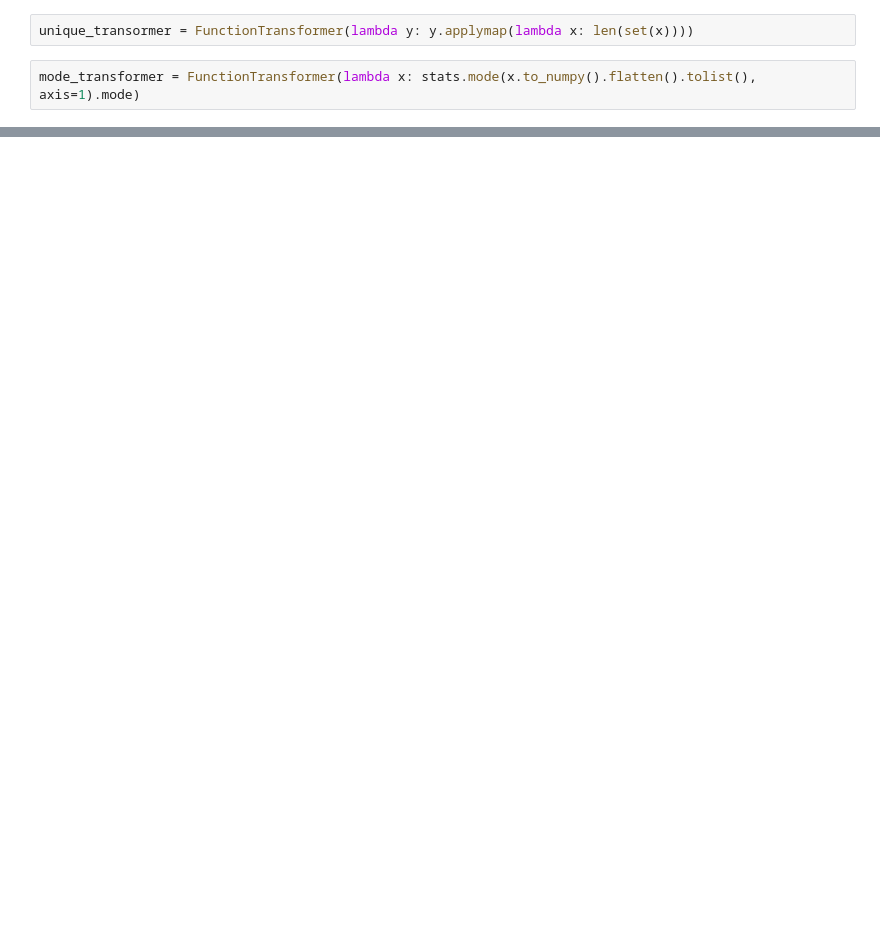
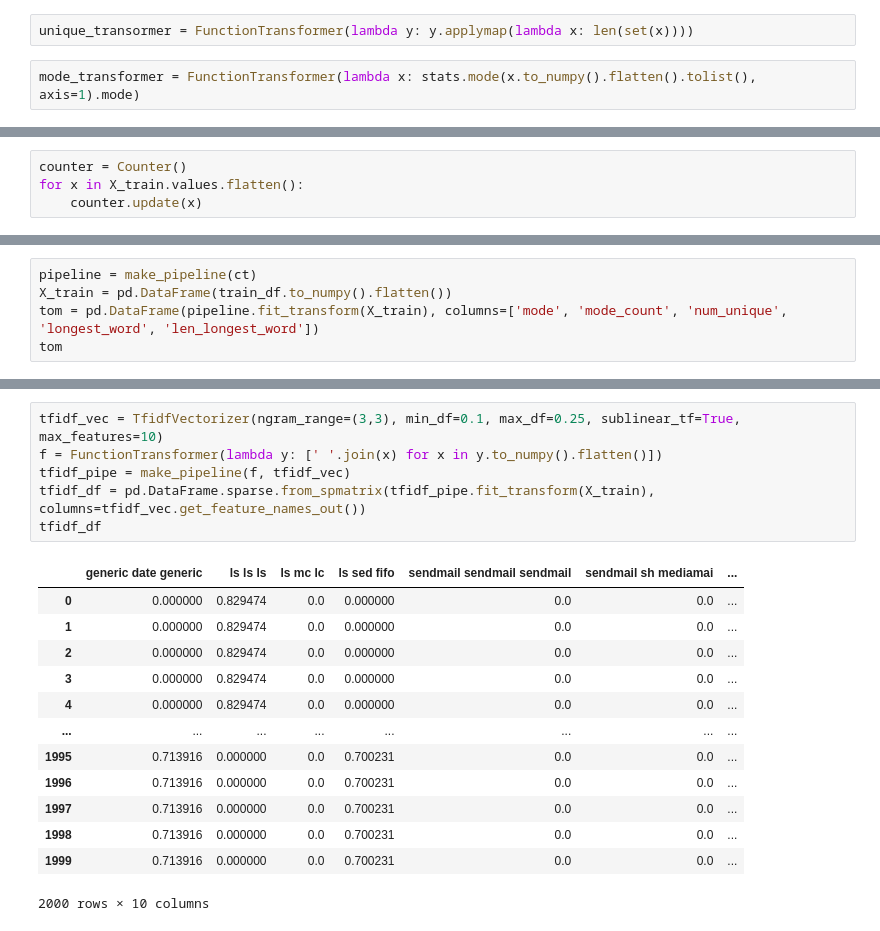
Before and after one commit to tommarz/mdca_challenge, a Jupyter notebook: predict_users.ipynb, the cells around one changed output, grey strips where cells are left out. Cells and saved outputs as stored; diff of their text form; blank space fills up the shorter version.

```diff
--- a/predict_users.ipynb
+++ b/predict_users.ipynb
@@ -270,0 +256,4 @@ X_train
+# %%
+counter = Counter()
+for x in X_train.values.flatten():
+    counter.update(x)
@@ -369,0 +326,5 @@ Name: 0, Length: 500, dtype: object
+# %%
+pipeline = make_pipeline(ct)
+X_train = pd.DataFrame(train_df.to_numpy().flatten())
+tom = pd.DataFrame(pipeline.fit_transform(X_train), columns=['mode', 'mode_count', 'num_unique', 'longest_word', 'len_longest_word'])
+tom
@@ -369,0 +345,20 @@ Name: 0, Length: 500, dtype: object
+# %%
+tfidf_vec = TfidfVectorizer(ngram_range=(3,3), min_df=0.1, max_df=0.25, sublinear_tf=True, max_features=10)
+f = FunctionTransformer(lambda y: [' '.join(x) for x in y.to_numpy().flatten()])
+tfidf_pipe = make_pipeline(f, tfidf_vec)
+tfidf_df = pd.DataFrame.sparse.from_spmatrix(tfidf_pipe.fit_transform(X_train), columns=tfidf_vec.get_feature_names_out())
+tfidf_df
+# %% [output]
+|  | generic date generic | ls ls ls | ls mc lc | ls sed fifo | sendmail sendmail sendmail | sendmail sh mediamai | ... |
+| 0 | 0.000000 | 0.829474 | 0.0 | 0.000000 | 0.0 | 0.0 | ... |
+| 1 | 0.000000 | 0.829474 | 0.0 | 0.000000 | 0.0 | 0.0 | ... |
+| 2 | 0.000000 | 0.829474 | 0.0 | 0.000000 | 0.0 | 0.0 | ... |
+| 3 | 0.000000 | 0.829474 | 0.0 | 0.000000 | 0.0 | 0.0 | ... |
+| 4 | 0.000000 | 0.829474 | 0.0 | 0.000000 | 0.0 | 0.0 | ... |
+| ... | ... | ... | ... | ... | ... | ... | ... |
+| 1995 | 0.713916 | 0.000000 | 0.0 | 0.700231 | 0.0 | 0.0 | ... |
+| 1996 | 0.713916 | 0.000000 | 0.0 | 0.700231 | 0.0 | 0.0 | ... |
+| 1997 | 0.713916 | 0.000000 | 0.0 | 0.700231 | 0.0 | 0.0 | ... |
+| 1998 | 0.713916 | 0.000000 | 0.0 | 0.700231 | 0.0 | 0.0 | ... |
+| 1999 | 0.713916 | 0.000000 | 0.0 | 0.700231 | 0.0 | 0.0 | ... |
+2000 rows × 10 columns
```
Also changed, not shown: parts of 51 cells of this notebook, 2 other files.
